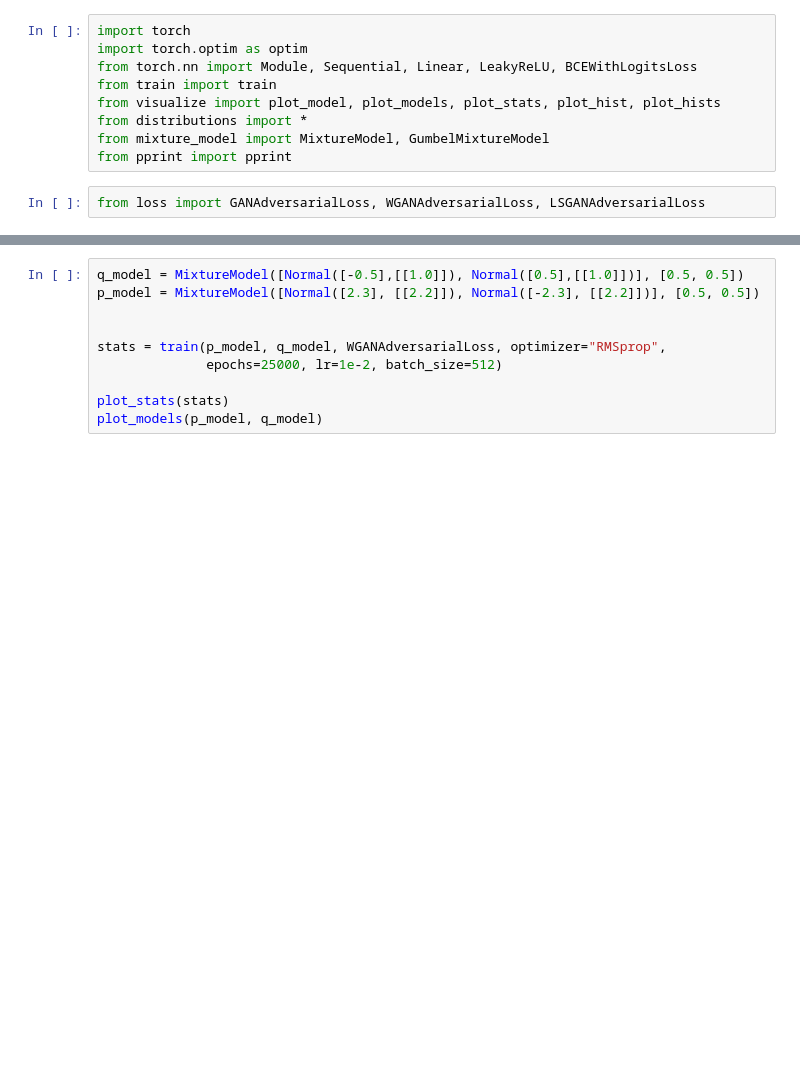
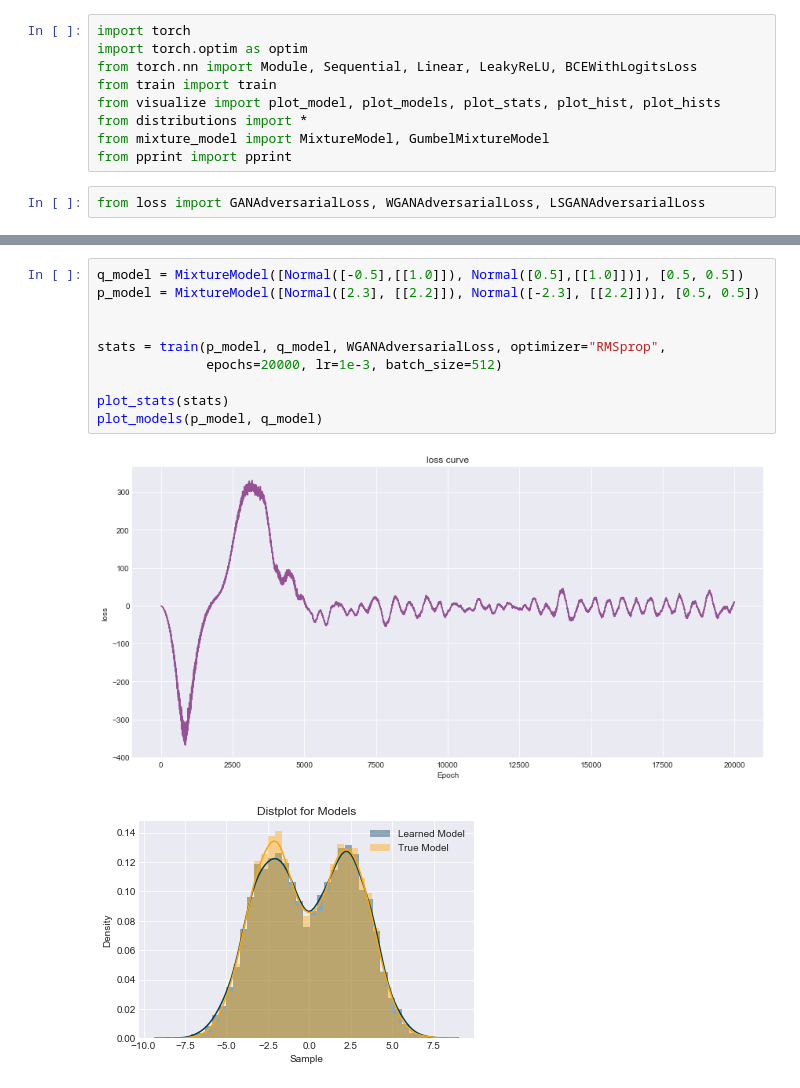
Before and after one commit to nextBillyonair/DPM, a Jupyter notebook: AdversarialLoss.ipynb, the cells around one changed output, grey strips where cells are left out. Cells and saved outputs as stored; diff of their text form; blank space fills up the shorter version.

```diff
--- a/AdversarialLoss.ipynb
+++ b/AdversarialLoss.ipynb
@@ -32,13 +32,16 @@ plot_models(p_model, q_model)
 # %%
 q_model = MixtureModel([Normal([-0.5],[[1.0]]), Normal([0.5],[[1.0]])], [0.5, 0.5])
 p_model = MixtureModel([Normal([2.3], [[2.2]]), Normal([-2.3], [[2.2]])], [0.5, 0.5])
 
 
 stats = train(p_model, q_model, WGANAdversarialLoss, optimizer="RMSprop",
-              epochs=25000, lr=1e-2, batch_size=512)
+              epochs=20000, lr=1e-3, batch_size=512)
 
 plot_stats(stats)
 plot_models(p_model, q_model)
+# %% [output]
+[figure, added]
+[figure, added]
 # %%
 q_model = MixtureModel([Normal([-0.5],[[1.0]]), Normal([0.5],[[1.0]])], [0.5, 0.5])
 p_model = MixtureModel([Normal([2.3], [[2.2]]), Normal([-2.3], [[2.2]])], [0.5, 0.5])
```
Also changed, not shown: parts of 3 cells of this notebook, 1 other file.
